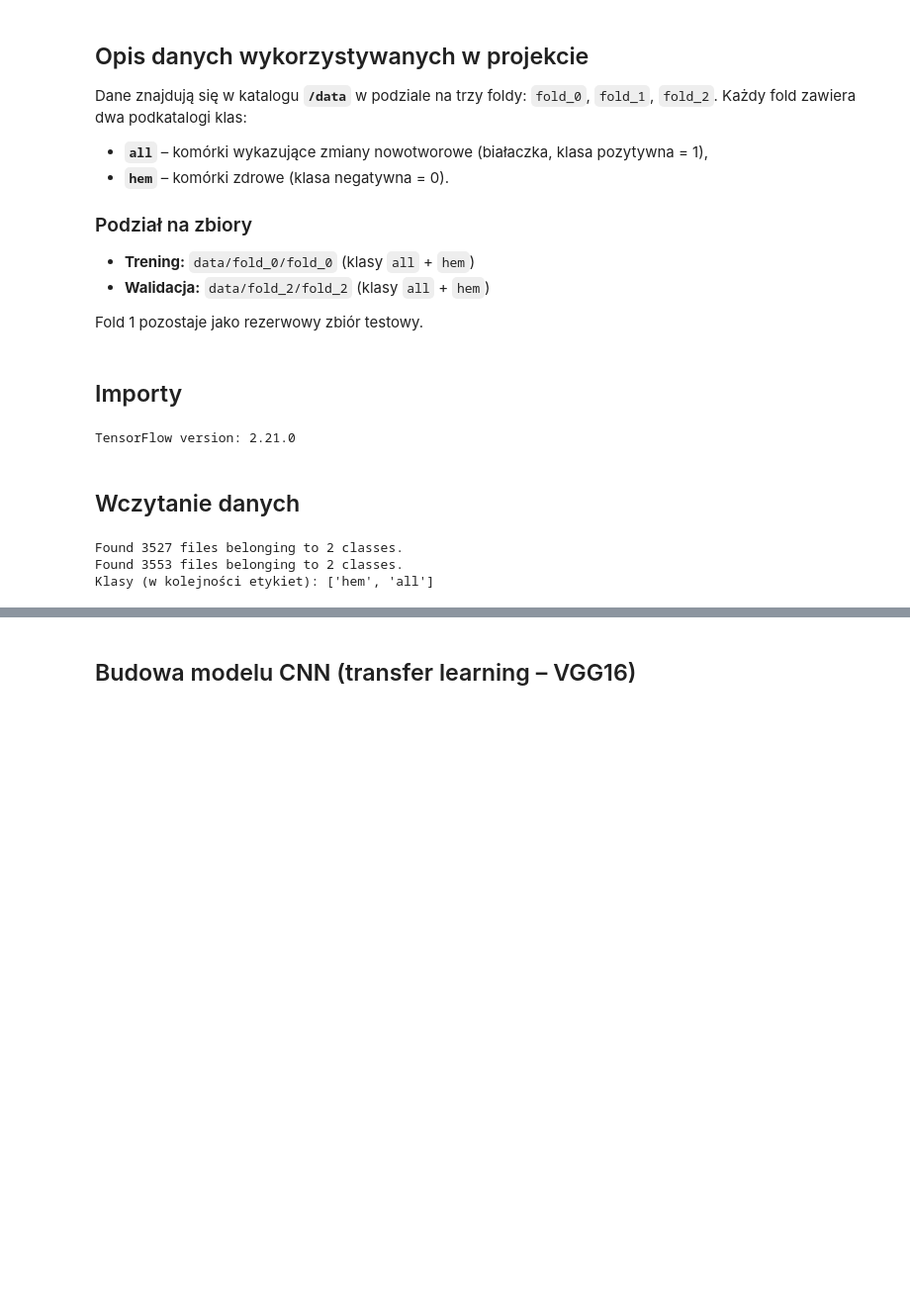
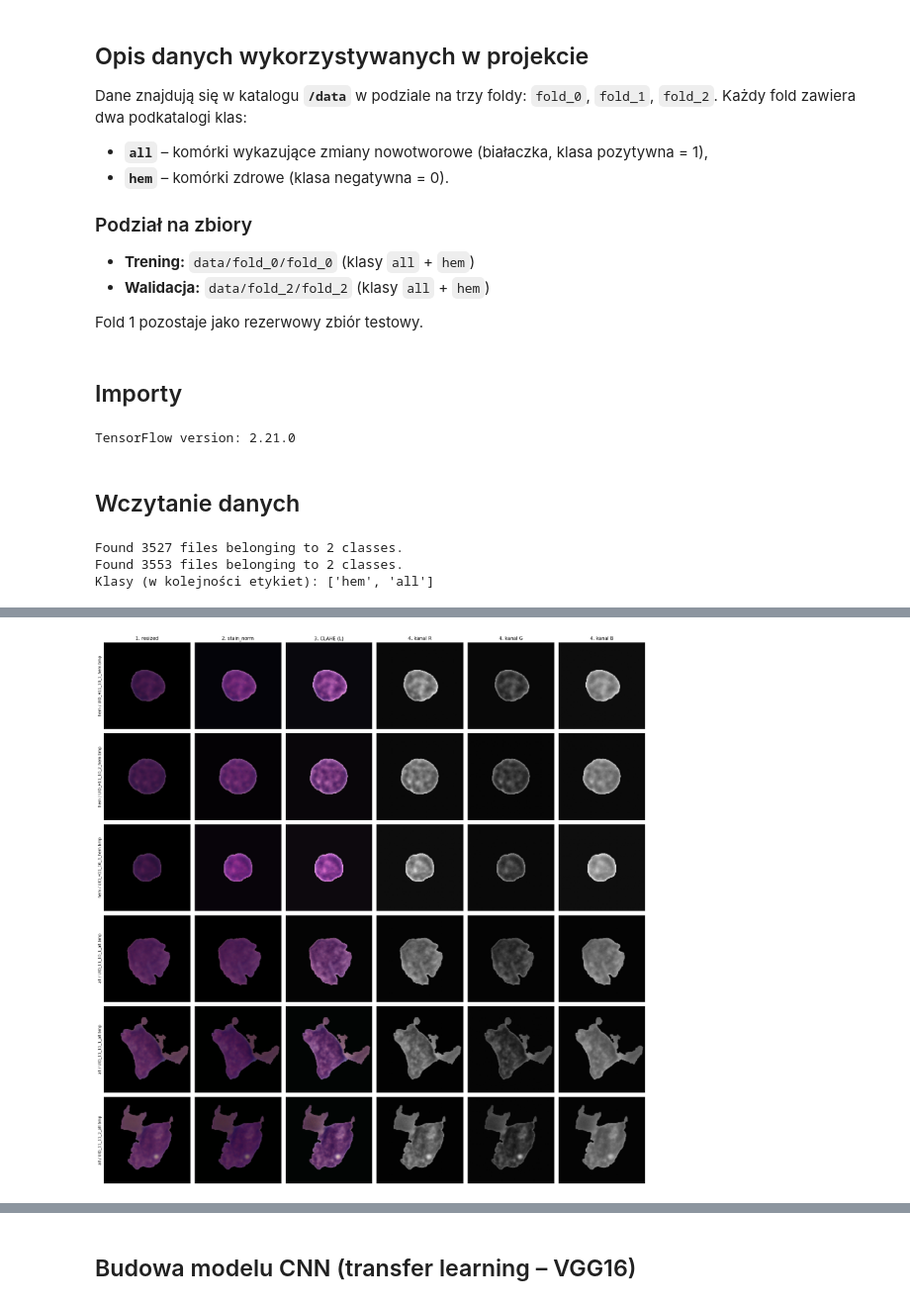
Before and after one commit to sdrapinski/Leukemia-multimedia-analysis, a Jupyter notebook: mainCnn.ipynb, the cells around one changed output, grey strips where cells are left out. Shown at 99% size. Saved outputs shown, nothing was run; the diff lists cells and outputs as text; code cells hidden in the pictures; blank space fills up the shorter version.

```diff
--- a/mainCnn.ipynb
+++ b/mainCnn.ipynb
@@ -103,0 +183,84 @@ val_ds_prepared = prepare(val_ds, training=False)
+# %%
+STAGES_DIR = os.path.join("output", "preprocessing_stages")
+os.makedirs(STAGES_DIR, exist_ok=True)
+
+N_SAMPLES_PER_CLASS = 3
+
+
+def _load_and_resize(path, size=IMG_SIZE):
+    bgr = cv2.imread(path)
+    rgb = cv2.cvtColor(bgr, cv2.COLOR_BGR2RGB)
+    return cv2.resize(rgb, size)
+
+
+def _apply_stain_norm(rgb):
+    lab = cv2.cvtColor(rgb, cv2.COLOR_RGB2LAB).astype(np.float32)
+    mean = lab.reshape(-1, 3).mean(axis=0)
+    std = lab.reshape(-1, 3).std(axis=0) + 1e-6
+    lab = (lab - mean) * (REF_STD / std) + REF_MEAN
+    return np.clip(lab, 0, 255).astype(np.uint8)  # w LAB
+
+
+def _apply_clahe_on_l(lab_uint8):
+    l, a, b = cv2.split(lab_uint8)
+    l = _clahe.apply(l)
+    lab = cv2.merge([l, a, b])
+    return cv2.cvtColor(lab, cv2.COLOR_LAB2RGB)
+
+
+def _save_rgb(path, rgb):
+    cv2.imwrite(path, cv2.cvtColor(rgb, cv2.COLOR_RGB2BGR))
+
+
+samples = []
+for cls in ["hem", "all"]:
+    cls_dir = os.path.join(TRAIN_DIR, cls)
+    files = sorted(os.listdir(cls_dir))[:N_SAMPLES_PER_CLASS]
+    for f in files:
+        samples.append((cls, f, os.path.join(cls_dir, f)))
+
+rows = []
+for cls, fname, fpath in samples:
+    base = f"{cls}_{os.path.splitext(fname)[0]}"
+
+    resized = _load_and_resize(fpath)
+    lab_norm = _apply_stain_norm(resized)
+    stain_rgb = cv2.cvtColor(lab_norm, cv2.COLOR_LAB2RGB)
+    clahe_rgb = _apply_clahe_on_l(lab_norm)
+    R, G, B = cv2.split(clahe_rgb)
+
+    _save_rgb(os.path.join(STAGES_DIR, f"{base}_1_resized.png"), resized)
+    _save_rgb(os.path.join(STAGES_DIR, f"{base}_2_stain_norm.png"), stain_rgb)
+    _save_rgb(os.path.join(STAGES_DIR, f"{base}_3_clahe.png"), clahe_rgb)
+    cv2.imwrite(os.path.join(STAGES_DIR, f"{base}_4_channel_R.png"), R)
+    cv2.imwrite(os.path.join(STAGES_DIR, f"{base}_4_channel_G.png"), G)
+    cv2.imwrite(os.path.join(STAGES_DIR, f"{base}_4_channel_B.png"), B)
+
+    rows.append((f"{cls} / {fname}", [resized, stain_rgb, clahe_rgb, R, G, B]))
+
+col_titles = ["1. resized", "2. stain_norm", "3. CLAHE (L)", "4. kanal R", "4. kanal G", "4. kanal B"]
+fig, axes = plt.subplots(len(rows), 6, figsize=(18, 3 * len(rows)))
+if len(rows) == 1:
+    axes = np.array([axes])
+
+for i, (title, imgs) in enumerate(rows):
+    for j, img in enumerate(imgs):
+        ax = axes[i, j]
+        if img.ndim == 2:
+            ax.imshow(img, cmap="gray", vmin=0, vmax=255)
+        else:
+            ax.imshow(img)
+        if i == 0:
+            ax.set_title(col_titles[j], fontsize=11)
+        if j == 0:
+            ax.set_ylabel(title, fontsize=9)
+        ax.set_xticks([])
+        ax.set_yticks([])
+
+plt.tight_layout()
+plt.savefig(os.path.join(STAGES_DIR, "_overview.png"), dpi=100, bbox_inches="tight")
+plt.show()
+
+print(f"Zapisano {len(samples) * 6} plikow + podglad do: {STAGES_DIR}")
+# %% [output]
+[figure, added]
```
Also changed, not shown: parts of 12 cells of this notebook, 2 other files.
